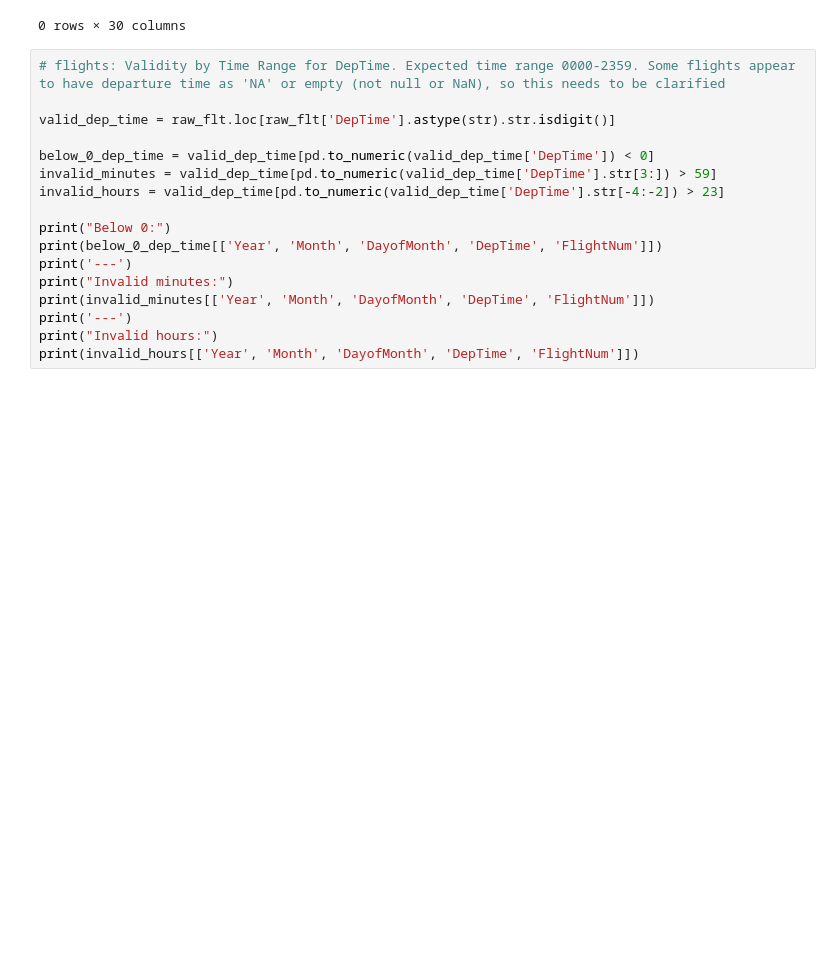
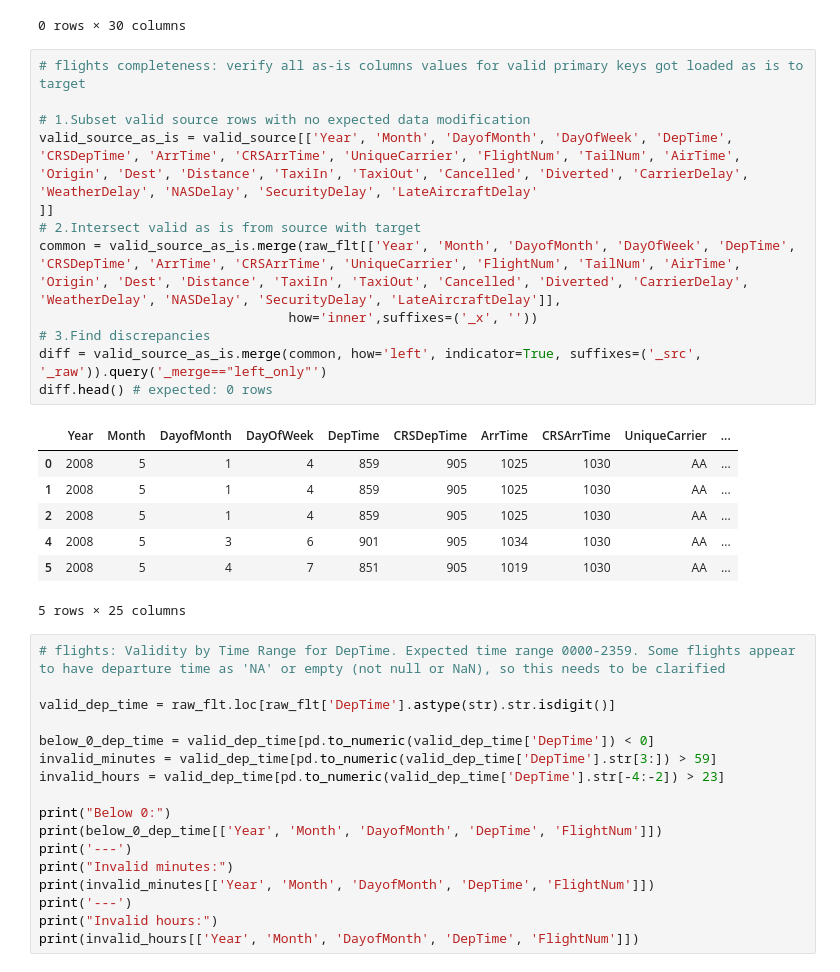
Before and after one commit to Nradionenko/Jupyter_final_hometask, a Jupyter notebook: Tests_Nradionenko.ipynb, the cells around one changed output. Cells and saved outputs as stored; diff of their text form; blank space fills up the shorter version.

```diff
--- a/Tests_Nradionenko.ipynb
+++ b/Tests_Nradionenko.ipynb
@@ -143,6 +143,26 @@ target_rows_with_nan.head(3)
 # %% [output]
 |  | ActualElapsedTime | AirTime | ArrDelay | ArrTime | CRSArrTime | CRSDepTime | CRSElapsedTime | Cancelled | ... |
 0 rows × 30 columns
+# %%
+# flights completeness: verify all as-is columns values for valid primary keys got loaded as is to target
+
+# 1.Subset valid source rows with no expected data modification
+valid_source_as_is = valid_source[['Year', 'Month', 'DayofMonth', 'DayOfWeek', 'DepTime', 'CRSDepTime', 'ArrTime', 'CRSArrTime', 'UniqueCarrier', 'FlightNum', 'TailNum', 'AirTime', 'Origin', 'Dest', 'Distance', 'TaxiIn', 'TaxiOut', 'Cancelled', 'Diverted', 'CarrierDelay', 'WeatherDelay', 'NASDelay', 'SecurityDelay', 'LateAircraftDelay'
+]]
+# 2.Intersect valid as is from source with target
+common = valid_source_as_is.merge(raw_flt[['Year', 'Month', 'DayofMonth', 'DayOfWeek', 'DepTime', 'CRSDepTime', 'ArrTime', 'CRSArrTime', 'UniqueCarrier', 'FlightNum', 'TailNum', 'AirTime', 'Origin', 'Dest', 'Distance', 'TaxiIn', 'TaxiOut', 'Cancelled', 'Diverted', 'CarrierDelay', 'WeatherDelay', 'NASDelay', 'SecurityDelay', 'LateAircraftDelay']],
+                                how='inner',suffixes=('_x', ''))
+# 3.Find discrepancies
+diff = valid_source_as_is.merge(common, how='left', indicator=True, suffixes=('_src', '_raw')).query('_merge=="left_only"')
+diff.head() # expected: 0 rows
+# %% [output]
+|  | Year | Month | DayofMonth | DayOfWeek | DepTime | CRSDepTime | ArrTime | CRSArrTime | UniqueCarrier | ... |
+| 0 | 2008 | 5 | 1 | 4 | 859 | 905 | 1025 | 1030 | AA | ... |
+| 1 | 2008 | 5 | 1 | 4 | 859 | 905 | 1025 | 1030 | AA | ... |
+| 2 | 2008 | 5 | 1 | 4 | 859 | 905 | 1025 | 1030 | AA | ... |
+| 4 | 2008 | 5 | 3 | 6 | 901 | 905 | 1034 | 1030 | AA | ... |
+| 5 | 2008 | 5 | 4 | 7 | 851 | 905 | 1019 | 1030 | AA | ... |
+5 rows × 25 columns
 # %%
 # flights: Validity by Time Range for DepTime. Expected time range 0000-2359. Some flights appear to have departure time as 'NA' or empty (not null or NaN), so this needs to be clarified
 
```
Also changed, not shown: parts of 2 cells of this notebook.
